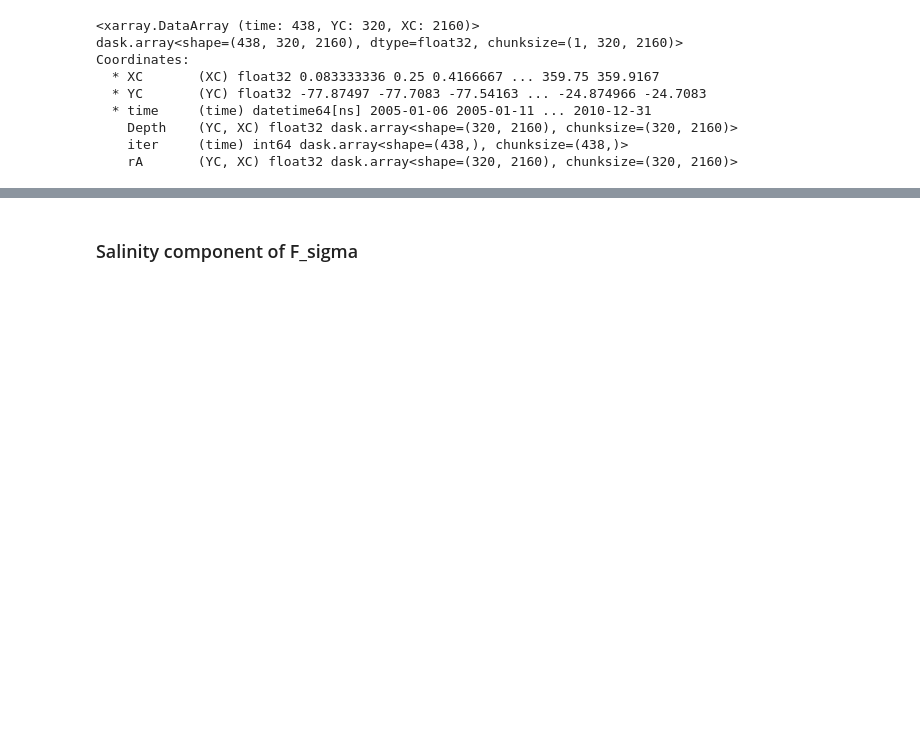
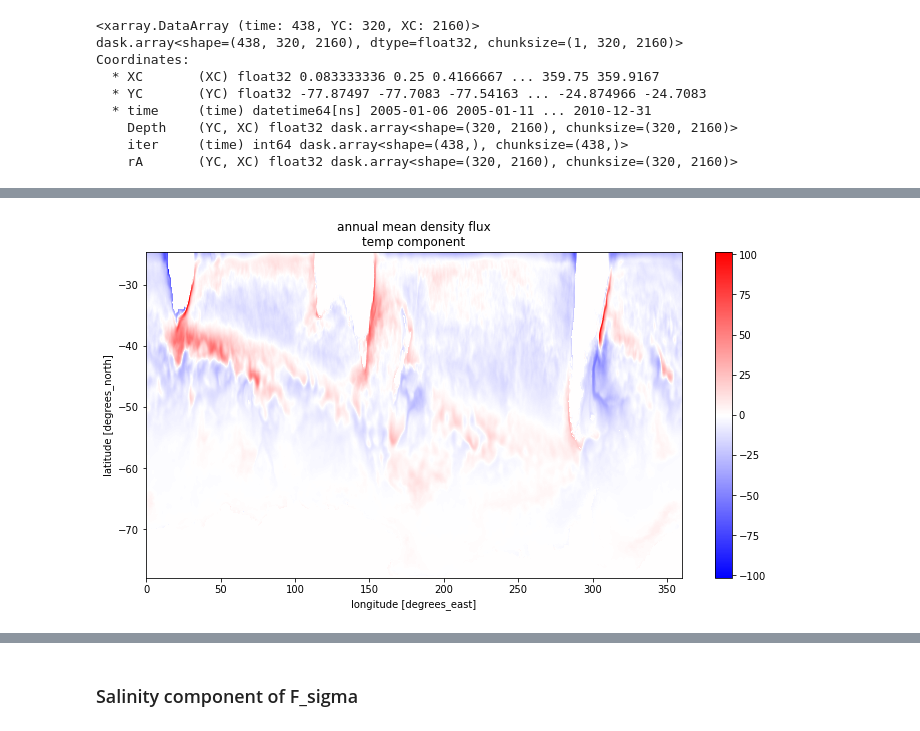
Before and after one commit to shanicetbailey/nasa-finesst-proposal, a Jupyter notebook: NASA-preliminary-figs.ipynb, the cells around one changed output, grey strips where cells are left out. Drawn from its saved outputs; the diff is of its cells as text; code cells hidden in the pictures; blank space fills up the shorter version.

```diff
--- a/NASA-preliminary-figs.ipynb
+++ b/NASA-preliminary-figs.ipynb
@@ -161,0 +176,5 @@ Text(0.5, 1.0, 'temperature component of\ndensity flux\nat t=0')
+# %%
+#temperature annual mean
+group_time_heat = F_sig_heat.groupby('time.month').mean(dim='time')
+ann_mean_heat = group_time_heat.mean(dim='month')
+ann_mean_heat.load()
@@ -161,0 +201,6 @@ Text(0.5, 1.0, 'temperature component of\ndensity flux\nat t=0')
+# %%
+#to get ferrari's mm^2 units *10e6
+(ann_mean_heat*10e6).plot(figsize=(12,6), cmap='bwr')
+plt.title('annual mean density flux\ntemp component');
+# %% [output]
+[figure, added]
```
Also changed, not shown: parts of 22 cells of this notebook.
